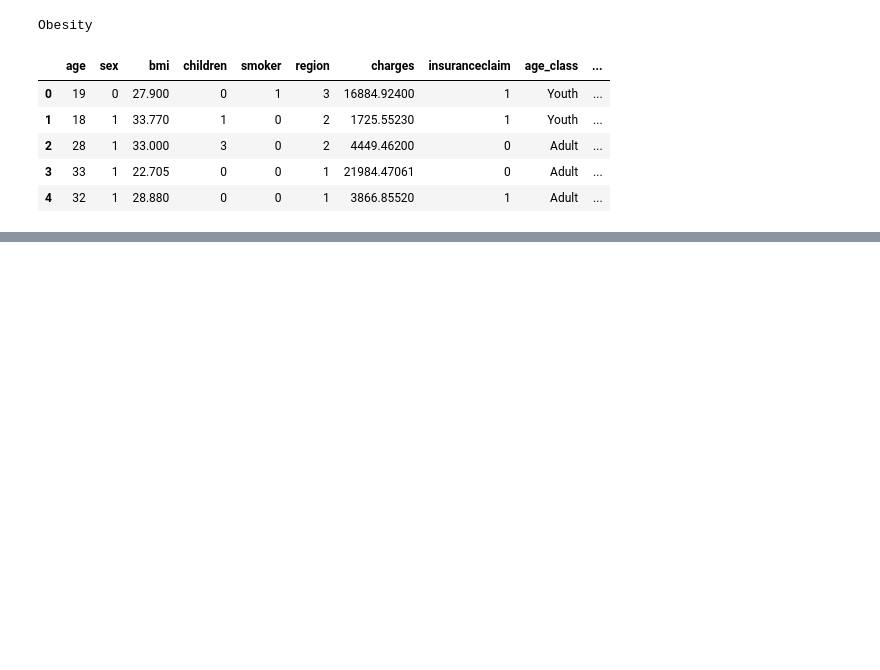
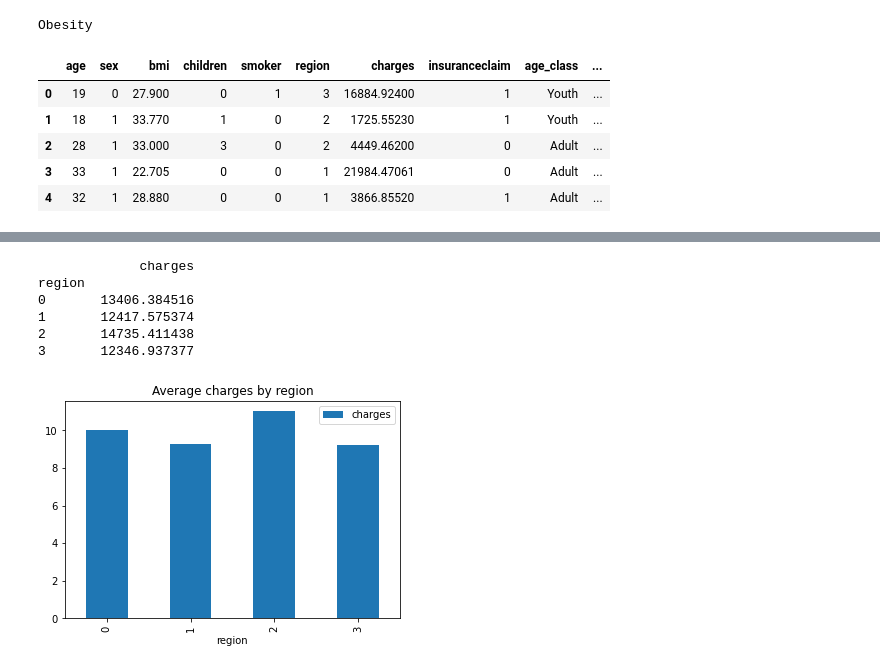
Before and after one commit to nisalm/insurance-claims-prediction, a Jupyter notebook: Insurance-EDA.ipynb, the cells around one changed output, grey strips where cells are left out. Saved outputs shown, nothing was run; the diff lists cells and outputs as text; code cells hidden in the pictures; blank space fills up the shorter version.

```diff
--- a/Insurance-EDA.ipynb
+++ b/Insurance-EDA.ipynb
@@ -201,0 +239,12 @@ TypeError: can't multiply sequence by non-int of type 'list'
+# %%
+# region distribution against claims
+
+plot_bar(claimed,"region","charges","Average charges by region")
+# %% [output]
+             charges
+region
+0       13406.384516
+1       12417.575374
+2       14735.411438
+3       12346.937377
+[figure, added]
```
Also changed, not shown: parts of 15 cells of this notebook.
